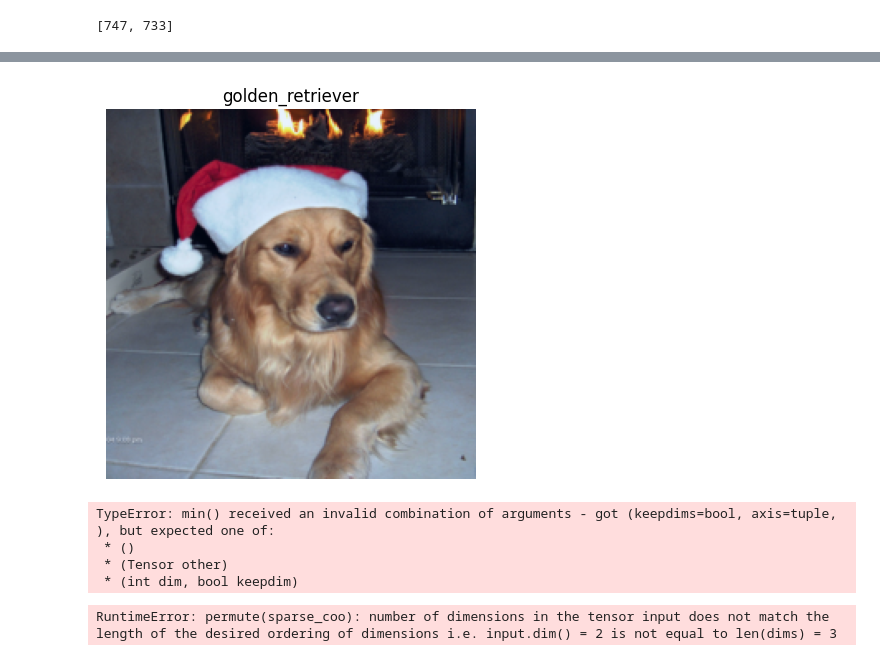
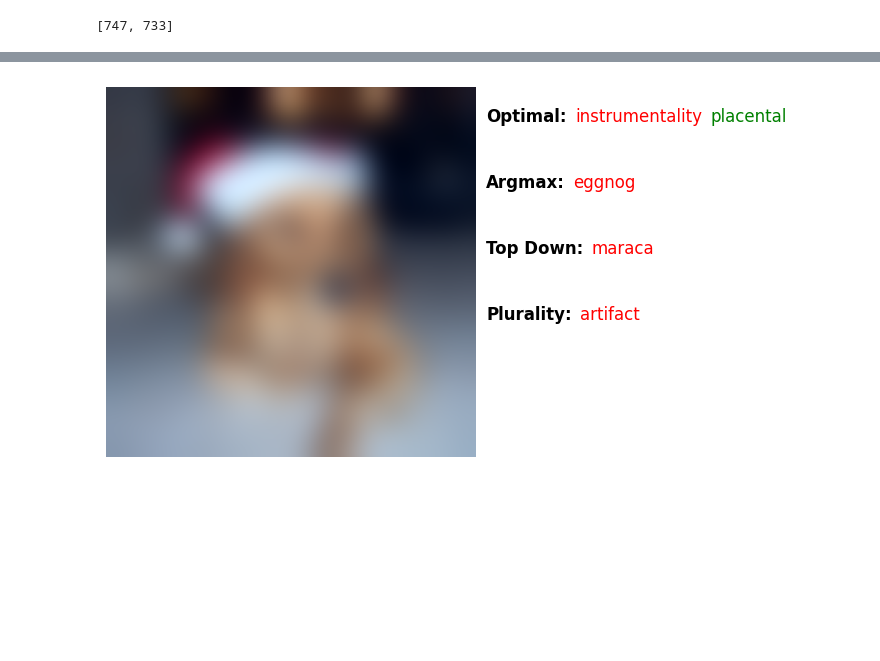
Before and after one commit to RomanPlaud/hierarchical_decision_rules, a Jupyter notebook: test.ipynb, the cells around one changed output, grey strips where cells are left out. Cells and saved outputs as stored; diff of their text form; code cells hidden in the pictures; blank space fills up the shorter version.

```diff
--- a/test.ipynb
+++ b/test.ipynb
@@ -186,0 +229,3 @@ def plot_image_with_pred(img, pred):
+# %%
+label = np.where(h.leaf_events[117])[0]
+label_names = [idx2name[a] for a in label]
@@ -187,15 +241,4 @@ def plot_image_with_pred(img, pred):
 # %%
-plot_image_with_pred(imgs_blurred_np[0], y_pred[0])
+plot_image_with_pred(imgs_blurred_np[-6], pred_dict, label_names)
 # %% [output]
-[figure, old version]
+[figure, new version]
-# %%
-imgs_blurred_np = (imgs_blurred - imgs_blurred.min(axis=(1, 2, 3), keepdims=True)) / (imgs_blurred.max(axis=(1, 2, 3), keepdims=True) - imgs_blurred.min(axis=(1, 2, 3), keepdims=True)).numpy()
-# %% [output]
-TypeError: min() received an invalid combination of arguments - got (keepdims=bool, axis=tuple, ), but expected one of:
- * ()
- * (Tensor other)
- * (int dim, bool keepdim)
-# %%
-plot_image_with_pred(img_blurred[0], y_pred[0])
-# %% [output]
-RuntimeError: permute(sparse_coo): number of dimensions in the tensor input does not match the length of the desired ordering of dimensions i.e. input.dim() = 2 is not equal to len(dims) = 3
```
Also changed, not shown: parts of 4 cells of this notebook, 3 other files.
